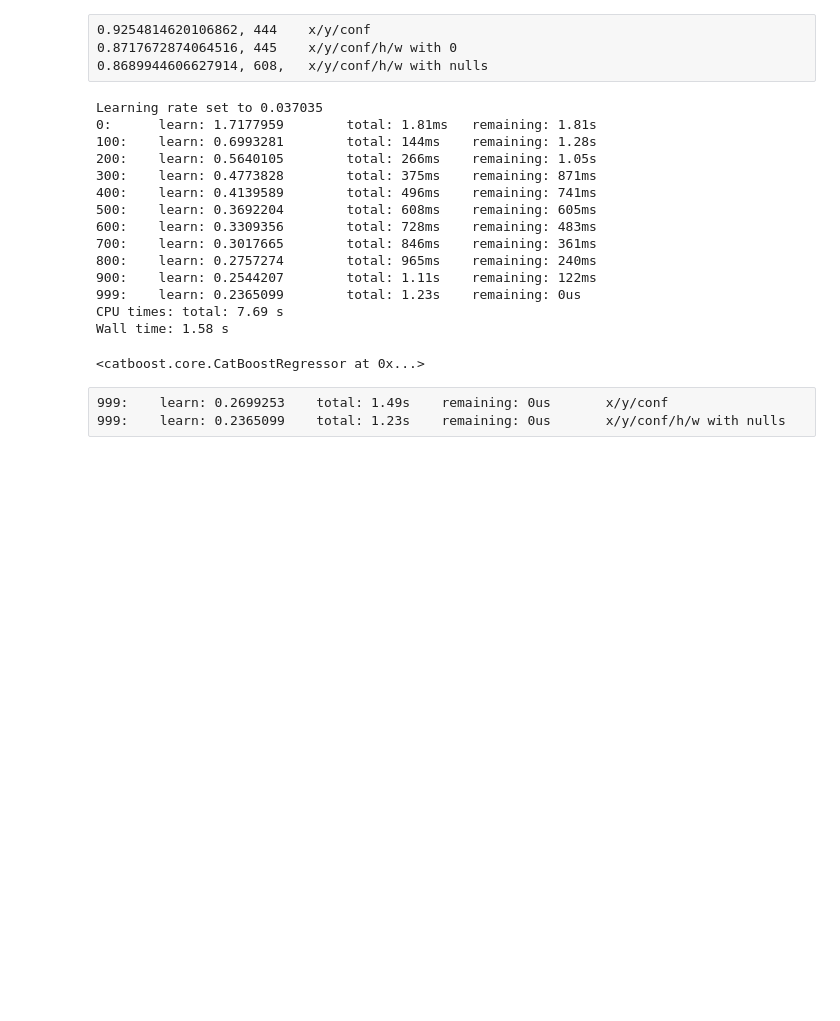
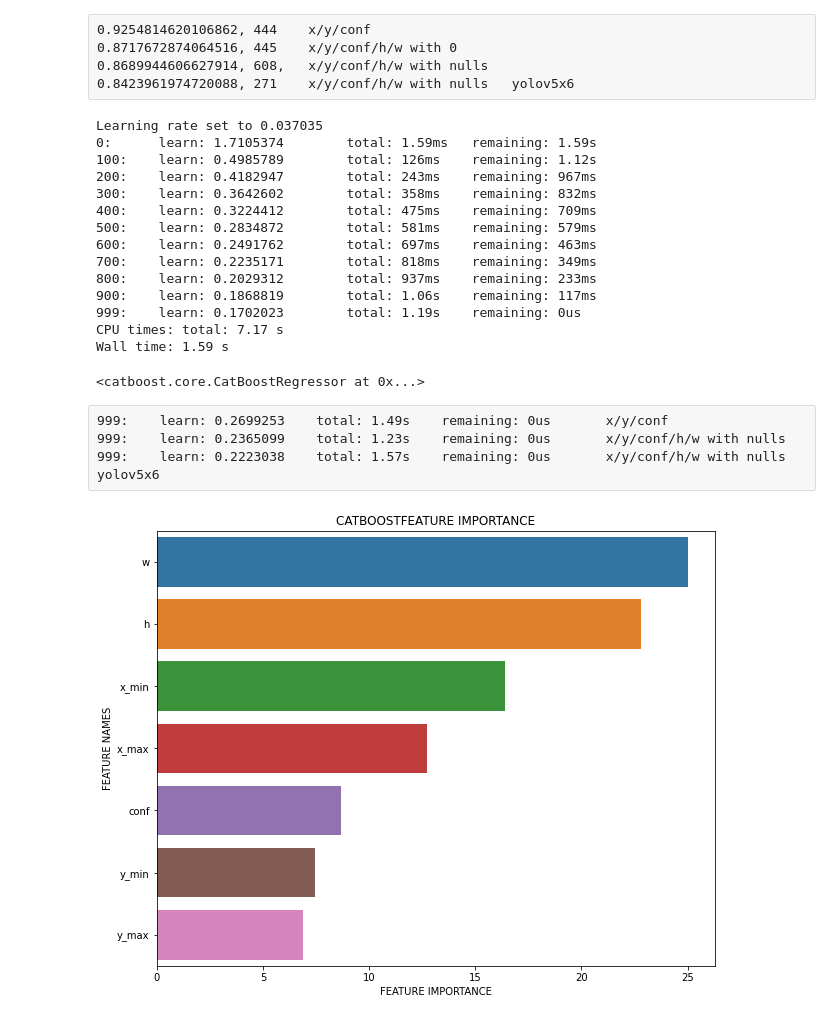
Before and after one commit to v010ch/car_dist_by_photo_22, a Jupyter notebook: 3step_modeling_catboost.ipynb, the cells around one changed output. Saved outputs shown, nothing was run; the diff lists cells and outputs as text; code cells hidden in the pictures; blank space fills up the shorter version.

Commit message:
pb 0.845127 yolo5l hw center
+added feature importance

```diff
--- a/3step_modeling_catboost.ipynb
+++ b/3step_modeling_catboost.ipynb
@@ -57,4 +61,26 @@ train_df['class'].value_counts()
 Name: class, dtype: int64
+# %%
+def plot_feature_importance(importance, names, model_type, imp_number: Optional[int] = 30):
+
+    #Create arrays from feature importance and feature names
+    feature_importance = np.array(importance)
+    feature_names = np.array(names)
+
+    #Create a DataFrame using a Dictionary
+    data={'feature_names':feature_names,'feature_importance':feature_importance}
+    fi_df = pd.DataFrame(data)
+
+    #Sort the DataFrame in order decreasing feature importance
+    fi_df.sort_values(by=['feature_importance'], ascending=False,inplace=True)
+
+    #Define size of bar plot
+    plt.figure(figsize=(10,8))
+    #Plot Searborn bar chart
+    sns.barplot(x=fi_df['feature_importance'][:imp_number], y=fi_df['feature_names'][:imp_number])
+    #Add chart labels
+    plt.title(model_type + 'FEATURE IMPORTANCE')
+    plt.xlabel('FEATURE IMPORTANCE')
+    plt.ylabel('FEATURE NAMES')
 # %%
 %%time
 params = {"iterations": 3500,
@@ -98,32 +124,42 @@ scores['test-RMSE-mean'].min(), scores['test-RMSE-mean'].argmin(), niter
 0.9254814620106862, 444    x/y/conf
 0.8717672874064516, 445    x/y/conf/h/w with 0
 0.8689944606627914, 608,   x/y/conf/h/w with nulls
+0.8423961974720088, 271    x/y/conf/h/w with nulls   yolov5x6
 # %%
 %%time
+
+features = ['x_min', 'y_min', 'x_max', 'y_max', 'conf', 'h', 'w']
+
 #model_cb = CatBoostRegressor(iterations = niter, verbose = 100)
 model_cb = CatBoostRegressor(verbose = 100)
 
 # Fit model
-model_cb.fit(train_df[['x_min', 'y_min', 'x_max', 'y_max', 'conf', 'h', 'w']], train_df[['distance']].values)
+model_cb.fit(train_df[features], train_df[['distance']].values)
 # %% [output]
 Learning rate set to 0.037035
-0:      learn: 1.7177959        total: 1.81ms   remaining: 1.81s
-100:    learn: 0.6993281        total: 144ms    remaining: 1.28s
-200:    learn: 0.5640105        total: 266ms    remaining: 1.05s
-300:    learn: 0.4773828        total: 375ms    remaining: 871ms
-400:    learn: 0.4139589        total: 496ms    remaining: 741ms
-500:    learn: 0.3692204        total: 608ms    remaining: 605ms
-600:    learn: 0.3309356        total: 728ms    remaining: 483ms
-700:    learn: 0.3017665        total: 846ms    remaining: 361ms
-800:    learn: 0.2757274        total: 965ms    remaining: 240ms
-900:    learn: 0.2544207        total: 1.11s    remaining: 122ms
-999:    learn: 0.2365099        total: 1.23s    remaining: 0us
-CPU times: total: 7.69 s
-Wall time: 1.58 s
+0:      learn: 1.7105374        total: 1.59ms   remaining: 1.59s
+100:    learn: 0.4985789        total: 126ms    remaining: 1.12s
+200:    learn: 0.4182947        total: 243ms    remaining: 967ms
+300:    learn: 0.3642602        total: 358ms    remaining: 832ms
+400:    learn: 0.3224412        total: 475ms    remaining: 709ms
+500:    learn: 0.2834872        total: 581ms    remaining: 579ms
+600:    learn: 0.2491762        total: 697ms    remaining: 463ms
+700:    learn: 0.2235171        total: 818ms    remaining: 349ms
+800:    learn: 0.2029312        total: 937ms    remaining: 233ms
+900:    learn: 0.1868819        total: 1.06s    remaining: 117ms
+999:    learn: 0.1702023        total: 1.19s    remaining: 0us
+CPU times: total: 7.17 s
+Wall time: 1.59 s
 <catboost.core.CatBoostRegressor at 0x...>
 # %% [raw]
 999:	learn: 0.2699253	total: 1.49s	remaining: 0us       x/y/conf
 999:	learn: 0.2365099	total: 1.23s	remaining: 0us       x/y/conf/h/w with nulls
+999:	learn: 0.2223038	total: 1.57s	remaining: 0us       x/y/conf/h/w with nulls yolov5x6
+# %%
+#plot_feature_importance(model_cb.get_feature_importance(), train_df[features].get_feature_names(), 'CATBOOST')
+plot_feature_importance(model_cb.get_feature_importance(), features, 'CATBOOST')
+# %% [output]
+[figure, added]
 # %%
 preds = model_cb.predict(test_df[['x_min', 'y_min', 'x_max', 'y_max', 'conf', 'h', 'w']])
 test_df['distance'] = preds
```
Also changed, not shown: parts of 8 cells of this notebook, 10 other files.
